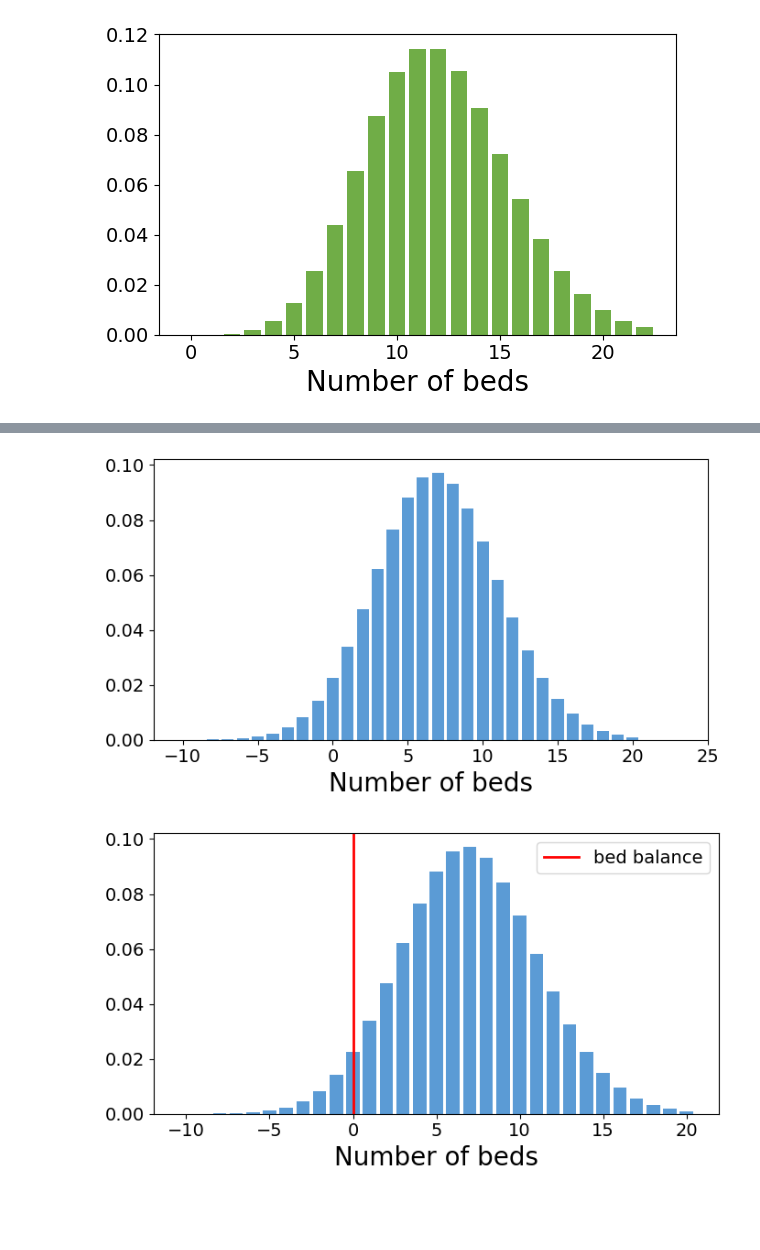
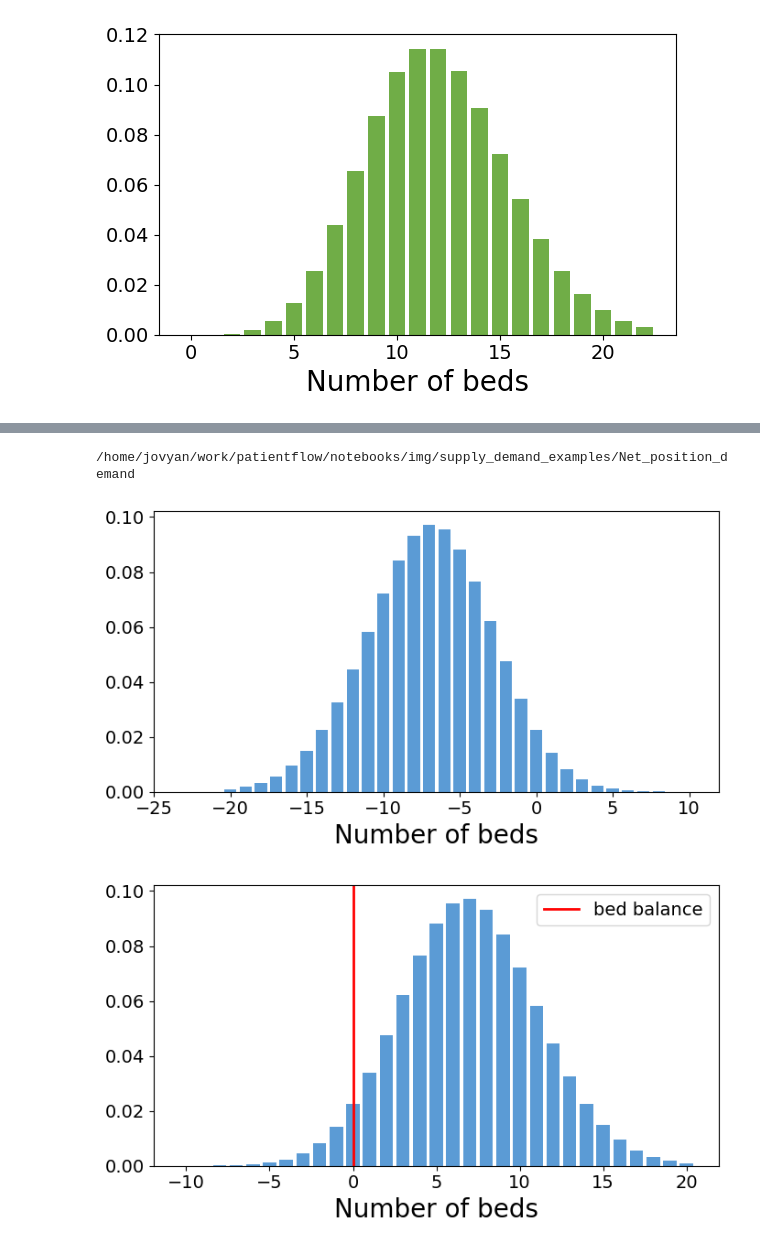
Before and after one commit to zmek/patientflow, a Jupyter notebook: notebooks/plots/Plot_suppy_and_demand_examples.ipynb, the cells around one changed output, grey strips where cells are left out. Drawn from its saved outputs; the diff is of its cells as text; code cells hidden in the pictures; blank space fills up the shorter version.

Commit message:
supply demand plot

```diff
--- a/notebooks/plots/Plot_suppy_and_demand_examples.ipynb
+++ b/notebooks/plots/Plot_suppy_and_demand_examples.ipynb
@@ -75,7 +75,8 @@ def compute_combined_probabilities(df1, df2, add = True):
 demand = compute_combined_probabilities(ed, yta, add = True)
 
 supply = pd.DataFrame(data={'agg_proba': poisson3}, index=x)
-netposition = compute_combined_probabilities(supply, demand, add = False)
+netposition_supply = compute_combined_probabilities(supply, demand, add = False)
+netposition_demand = compute_combined_probabilities(demand, supply, add = False)
 # %%
 directory_path = media_file_path / 'supply_demand_examples'
 directory_path.mkdir(parents=True, exist_ok=True)
@@ -221,14 +217,16 @@ prob_dist_plot(prob_dist_data=supply.loc[0:22], title='Discharges',
 # %%
 
 
-prob_dist_plot(prob_dist_data=netposition.sort_index().loc[-20:20], title='Net position',
-                   directory_path=directory_path,
+prob_dist_plot(prob_dist_data=netposition_demand.sort_index().loc[-20:20], title='Net position',
+                   directory_path=Path('/home/jovyan/work/patientflow/notebooks/img/supply_demand_examples'),
                figsize=(7,4),
-               text_size=20,                    # file_name = 'Figure c',
-                   truncate_at_beds = (-10, 25),
+               text_size=20,
+               file_name = 'Net_position_demand',
+                   truncate_at_beds = (-25, 10),
                   bar_colour = spec_colour_dict['single']['paediatric'])
 # %% [output]
+/home/jovyan/work/patientflow/notebooks/img/supply_demand_examples/Net_position_demand
-[figure, old version]
+[figure, new version]
 # %%
 # Assuming bed base is 16
 bedbase = netposition.copy(deep = True)
```
Also changed, not shown: parts of 4 cells of this notebook, 1 other file.
